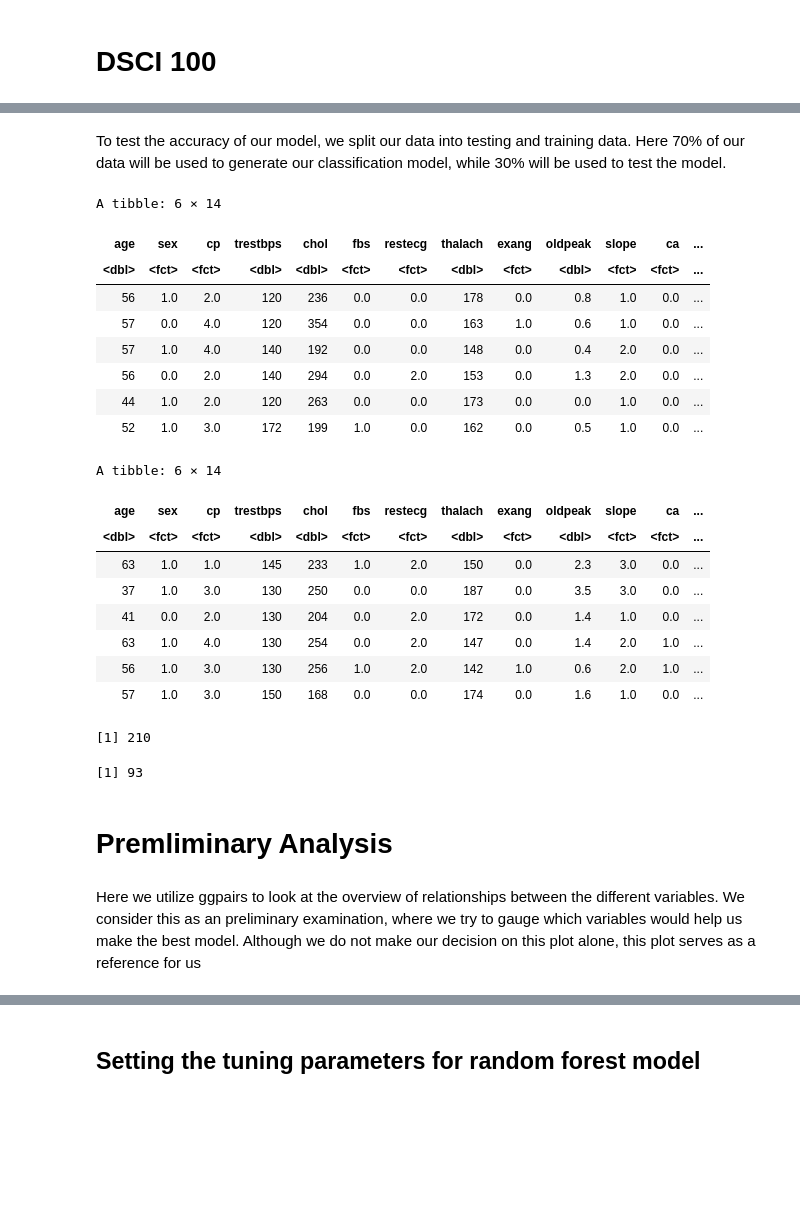
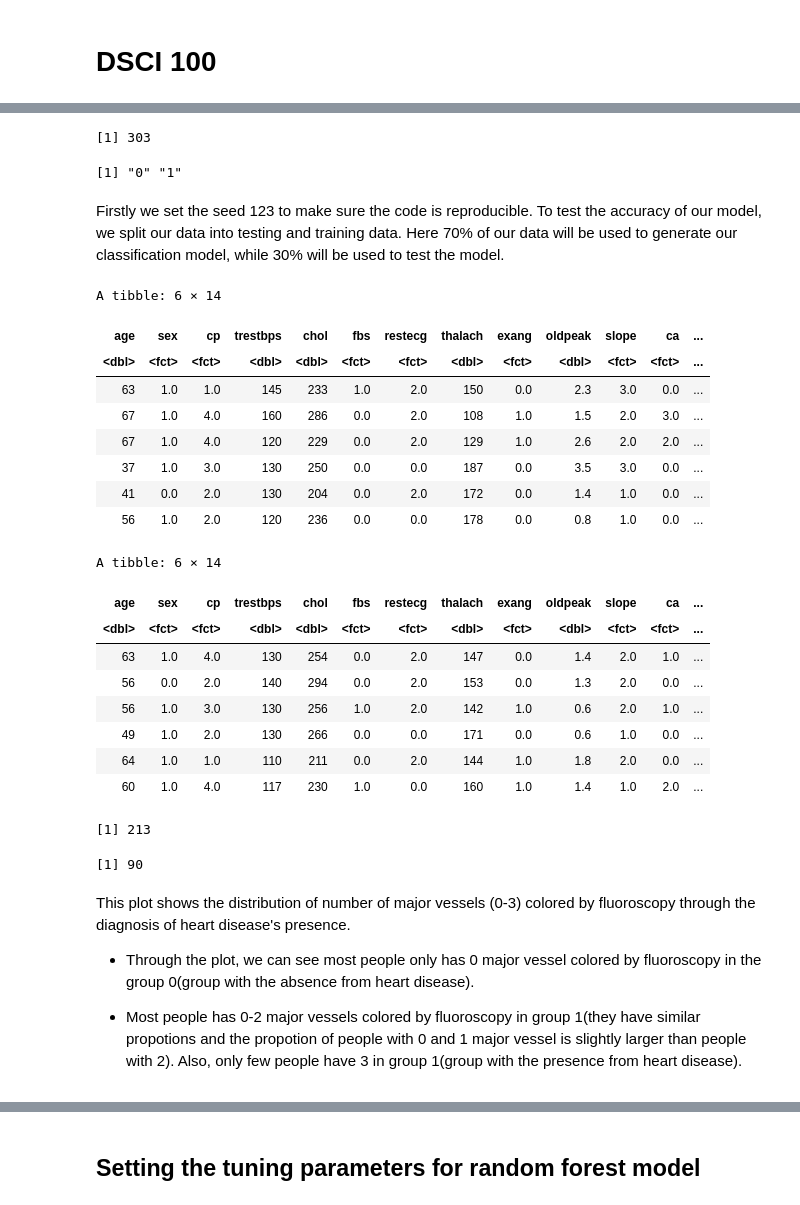
Before and after one commit to davinleong/group_project, a Jupyter notebook: project_report.ipynb, the cells around one changed output, grey strips where cells are left out. Cells and saved outputs as stored; diff of their text form; code cells hidden in the pictures; blank space fills up the shorter version.

```diff
--- a/project_report.ipynb
+++ b/project_report.ipynb
@@ -33,16 +32,6 @@ library(tidymodels)
 library(ggplot2)
 library(repr)
 library(GGally)
-install.packages("testthat")
-install.packages("randomForest")
-install.packages("igraph", type = "binary")
-library(igraph)
-install.packages("kknn")
-library(kknn)
-library(testthat)
-
-
-
 
 df<-read_table("https://archive.ics.uci.edu/ml/machine-learning-databases/heart-disease/processed.cleveland.data",col_names = FALSE)
 df1<-separate(df,X1,sep = ",",into =c("age","sex","cp","trestbps","chol","fbs","restecg","thalach","exang","oldpeak","slope","ca",'thal','num'))
@@ -62,6 +51,5 @@ df1$slope<-as.factor(df1$slope)
 df1$ca<-as.factor(df1$ca)
 df1$thal<-as.factor(df1$thal)
 df1$num<-as.factor(df1$num)
-
-head(df1)
+df1$num<-replace(df1$num,df1$num %in% c("1", "2", "3", "4"),"1")
 # %% [output]
@@ -144,37 +60,46 @@ A tibble: 6 × 14
+# %%
+df2<-df1%>%droplevels()
+nrow(df2)
+levels(df2$num)
+# %% [output]
+[1] 303
+[1] "0" "1"
 # %% [markdown]
-To test the accuracy of our model, we split our data into testing and training data. Here 70% of our data will be used to generate our classification model, while 30% will be used to test the model.
+Firstly we set the seed 123 to make sure the code is reproducible. To test the accuracy of our model, we split our data into testing and training data. Here 70% of our data will be used to generate our classification model, while 30% will be used to test the model.
 # %%
 set.seed(123)
-df_splited<-initial_split(df1,prop=0.7,strata=num)
+df_splited<-initial_split(df2,prop=0.7,strata=num)
 train_set <- training(df_splited)
 test_set <- testing(df_splited)
 
 head(train_set)
 head(test_set)
 nrow(train_set)
 nrow(test_set)
 # %% [output]
 A tibble: 6 × 14
 | age | sex | cp | trestbps | chol | fbs | restecg | thalach | exang | oldpeak | slope | ca | ... |
 | <dbl> | <fct> | <fct> | <dbl> | <dbl> | <fct> | <fct> | <dbl> | <fct> | <dbl> | <fct> | <fct> | ... |
+| 63 | 1.0 | 1.0 | 145 | 233 | 1.0 | 2.0 | 150 | 0.0 | 2.3 | 3.0 | 0.0 | ... |
+| 67 | 1.0 | 4.0 | 160 | 286 | 0.0 | 2.0 | 108 | 1.0 | 1.5 | 2.0 | 3.0 | ... |
+| 67 | 1.0 | 4.0 | 120 | 229 | 0.0 | 2.0 | 129 | 1.0 | 2.6 | 2.0 | 2.0 | ... |
+| 37 | 1.0 | 3.0 | 130 | 250 | 0.0 | 0.0 | 187 | 0.0 | 3.5 | 3.0 | 0.0 | ... |
+| 41 | 0.0 | 2.0 | 130 | 204 | 0.0 | 2.0 | 172 | 0.0 | 1.4 | 1.0 | 0.0 | ... |
 | 56 | 1.0 | 2.0 | 120 | 236 | 0.0 | 0.0 | 178 | 0.0 | 0.8 | 1.0 | 0.0 | ... |
-| 57 | 0.0 | 4.0 | 120 | 354 | 0.0 | 0.0 | 163 | 1.0 | 0.6 | 1.0 | 0.0 | ... |
-| 57 | 1.0 | 4.0 | 140 | 192 | 0.0 | 0.0 | 148 | 0.0 | 0.4 | 2.0 | 0.0 | ... |
-| 56 | 0.0 | 2.0 | 140 | 294 | 0.0 | 2.0 | 153 | 0.0 | 1.3 | 2.0 | 0.0 | ... |
-| 44 | 1.0 | 2.0 | 120 | 263 | 0.0 | 0.0 | 173 | 0.0 | 0.0 | 1.0 | 0.0 | ... |
-| 52 | 1.0 | 3.0 | 172 | 199 | 1.0 | 0.0 | 162 | 0.0 | 0.5 | 1.0 | 0.0 | ... |
 A tibble: 6 × 14
 | age | sex | cp | trestbps | chol | fbs | restecg | thalach | exang | oldpeak | slope | ca | ... |
 | <dbl> | <fct> | <fct> | <dbl> | <dbl> | <fct> | <fct> | <dbl> | <fct> | <dbl> | <fct> | <fct> | ... |
-| 63 | 1.0 | 1.0 | 145 | 233 | 1.0 | 2.0 | 150 | 0.0 | 2.3 | 3.0 | 0.0 | ... |
-| 37 | 1.0 | 3.0 | 130 | 250 | 0.0 | 0.0 | 187 | 0.0 | 3.5 | 3.0 | 0.0 | ... |
-| 41 | 0.0 | 2.0 | 130 | 204 | 0.0 | 2.0 | 172 | 0.0 | 1.4 | 1.0 | 0.0 | ... |
 | 63 | 1.0 | 4.0 | 130 | 254 | 0.0 | 2.0 | 147 | 0.0 | 1.4 | 2.0 | 1.0 | ... |
+| 56 | 0.0 | 2.0 | 140 | 294 | 0.0 | 2.0 | 153 | 0.0 | 1.3 | 2.0 | 0.0 | ... |
 | 56 | 1.0 | 3.0 | 130 | 256 | 1.0 | 2.0 | 142 | 1.0 | 0.6 | 2.0 | 1.0 | ... |
-| 57 | 1.0 | 3.0 | 150 | 168 | 0.0 | 0.0 | 174 | 0.0 | 1.6 | 1.0 | 0.0 | ... |
+| 49 | 1.0 | 2.0 | 130 | 266 | 0.0 | 0.0 | 171 | 0.0 | 0.6 | 1.0 | 0.0 | ... |
+| 64 | 1.0 | 1.0 | 110 | 211 | 0.0 | 2.0 | 144 | 1.0 | 1.8 | 2.0 | 0.0 | ... |
+| 60 | 1.0 | 4.0 | 117 | 230 | 1.0 | 0.0 | 160 | 1.0 | 1.4 | 1.0 | 2.0 | ... |
-[1] 210
+[1] 213
-[1] 93
+[1] 90
-# %% [markdown]
-# Premliminary Analysis
-# %% [markdown]
-Here we utilize ggpairs to look at the overview of relationships between the different variables. We consider this as an preliminary examination, where we try to gauge which variables would help us make the best model. Although we do not make our decision on this plot alone, this plot serves as a reference for us
+# %% [markdown]
+This plot shows the distribution of number of major vessels (0-3) colored by fluoroscopy through the diagnosis of heart disease's presence.
+
+* Through the plot, we can see most people only has 0 major vessel colored by fluoroscopy in the group 0(group with the absence from heart disease).
+
+* Most people has 0-2 major vessels colored by fluoroscopy in group 1(they have similar propotions and the propotion of people with 0 and 1 major vessel is slightly larger than people with 2). Also, only few people have 3 in group 1(group with the presence from heart disease).
```
Also changed, not shown: parts of 37 cells of this notebook.
